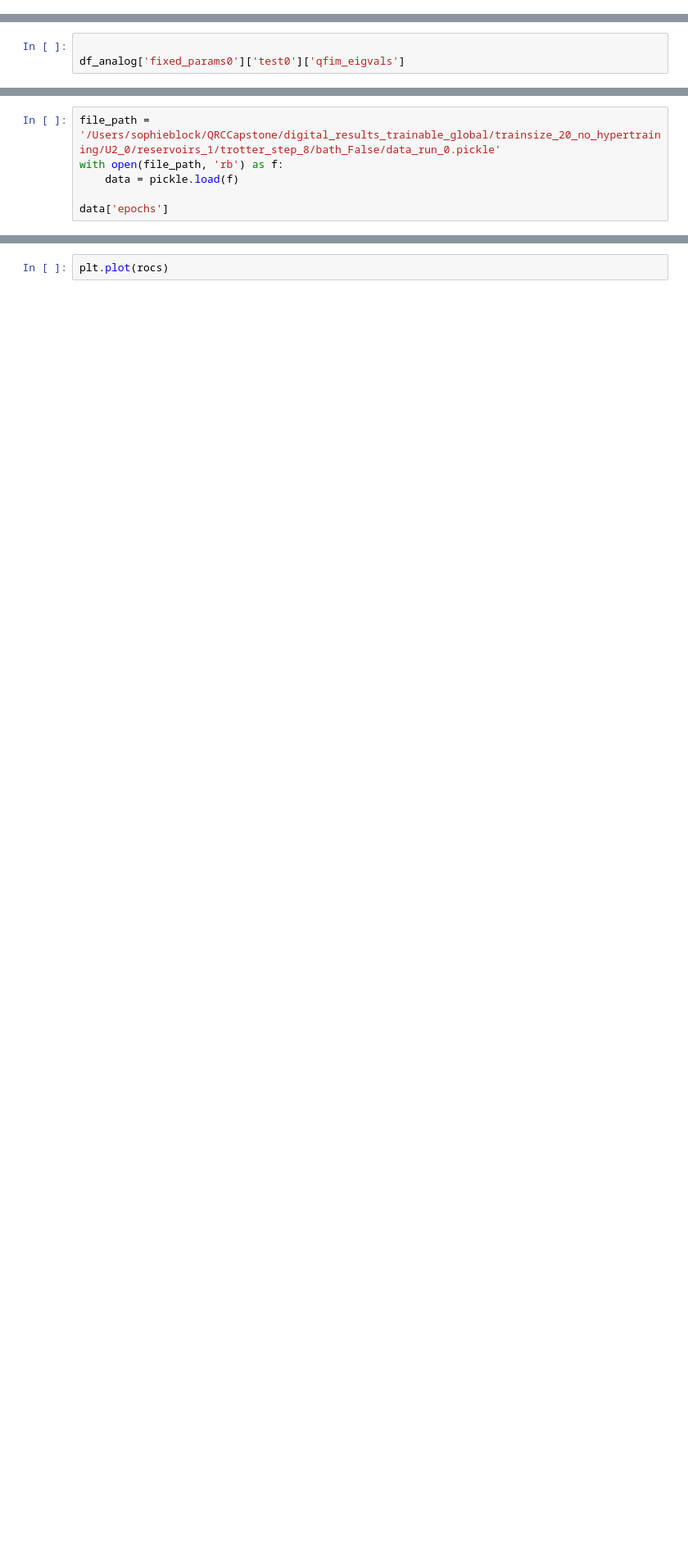
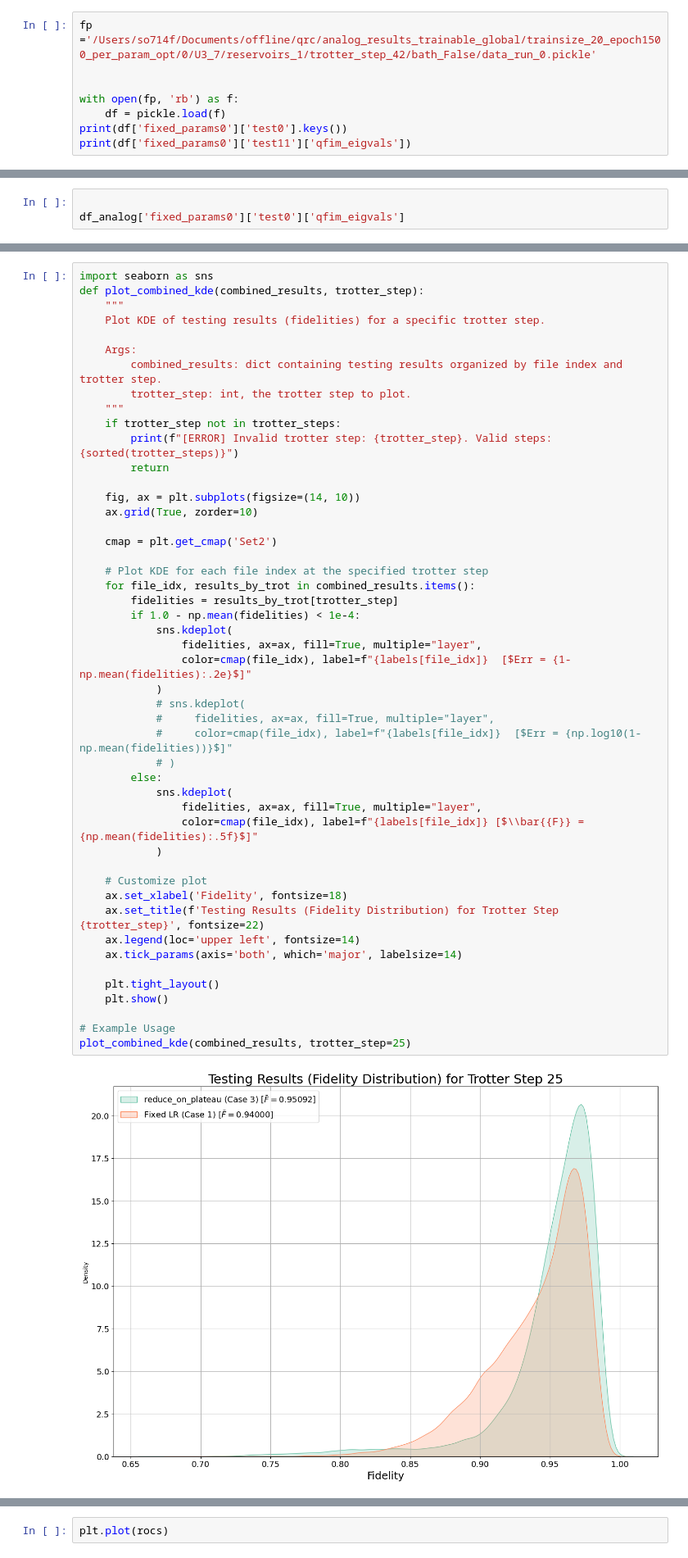
Before and after one commit to sophieblock/qrc, a Jupyter notebook: single_run_analysis.ipynb, the cells around one changed output, grey strips where cells are left out. Shown at 82% size. Drawn from its saved outputs; the diff is of its cells as text; blank space fills up the shorter version.

```diff
--- a/single_run_analysis.ipynb
+++ b/single_run_analysis.ipynb
@@ -44,0 +238,8 @@ df_analog['fixed_params0']['test0'].keys()
+# %%
+fp ='/Users/so714f/Documents/offline/qrc/analog_results_trainable_global/trainsize_20_epoch1500_per_param_opt/0/U3_7/reservoirs_1/trotter_step_42/bath_False/data_run_0.pickle'
+
+
+with open(fp, 'rb') as f:
+    df = pickle.load(f)
+print(df['fixed_params0']['test0'].keys())
+print(df['fixed_params0']['test11']['qfim_eigvals'])
@@ -1311,6 +792,0 @@ plt.show()
-# %%
-file_path = '/Users/sophieblock/QRCCapstone/digital_results_trainable_global/trainsize_20_no_hypertraining/U2_0/reservoirs_1/trotter_step_8/bath_False/data_run_0.pickle'
-with open(file_path, 'rb') as f:
-    data = pickle.load(f)
-
-data['epochs']
@@ -2226,3 +1896,53 @@ for param_to_vary, param_values in parameter_variations.items():
+# %%
+import seaborn as sns
+def plot_combined_kde(combined_results, trotter_step):
+    """
+    Plot KDE of testing results (fidelities) for a specific trotter step.
+
+    Args:
+        combined_results: dict containing testing results organized by file index and trotter step.
+        trotter_step: int, the trotter step to plot.
+    """
+    if trotter_step not in trotter_steps:
+        print(f"[ERROR] Invalid trotter step: {trotter_step}. Valid steps: {sorted(trotter_steps)}")
+        return
+
+    fig, ax = plt.subplots(figsize=(14, 10))
+    ax.grid(True, zorder=10)
+
+    cmap = plt.get_cmap('Set2')
+
+    # Plot KDE for each file index at the specified trotter step
+    for file_idx, results_by_trot in combined_results.items():
+        fidelities = results_by_trot[trotter_step]
+        if 1.0 - np.mean(fidelities) < 1e-4:
+            sns.kdeplot(
+                fidelities, ax=ax, fill=True, multiple="layer",
+                color=cmap(file_idx), label=f"{labels[file_idx]}  [$Err = {1-np.mean(fidelities):.2e}$]"
+            )
+            # sns.kdeplot(
+            #     fidelities, ax=ax, fill=True, multiple="layer",
+            #     color=cmap(file_idx), label=f"{labels[file_idx]}  [$Err = {np.log10(1-np.mean(fidelities))}$]"
+            # )
+        else:
+            sns.kdeplot(
+                fidelities, ax=ax, fill=True, multiple="layer",
+                color=cmap(file_idx), label=f"{labels[file_idx]} [$\\bar{{F}} = {np.mean(fidelities):.5f}$]"
+            )
+
+    # Customize plot
+    ax.set_xlabel('Fidelity', fontsize=18)
+    ax.set_title(f'Testing Results (Fidelity Distribution) for Trotter Step {trotter_step}', fontsize=22)
+    ax.legend(loc='upper left', fontsize=14)
+    ax.tick_params(axis='both', which='major', labelsize=14)
+
+    plt.tight_layout()
+    plt.show()
+
+# Example Usage
+plot_combined_kde(combined_results, trotter_step=25)
+# %% [output]
+[figure, added]
 # %%
 # Define the parameters
 gate_idx = 1
```
Also changed, not shown: parts of 53 cells of this notebook.
